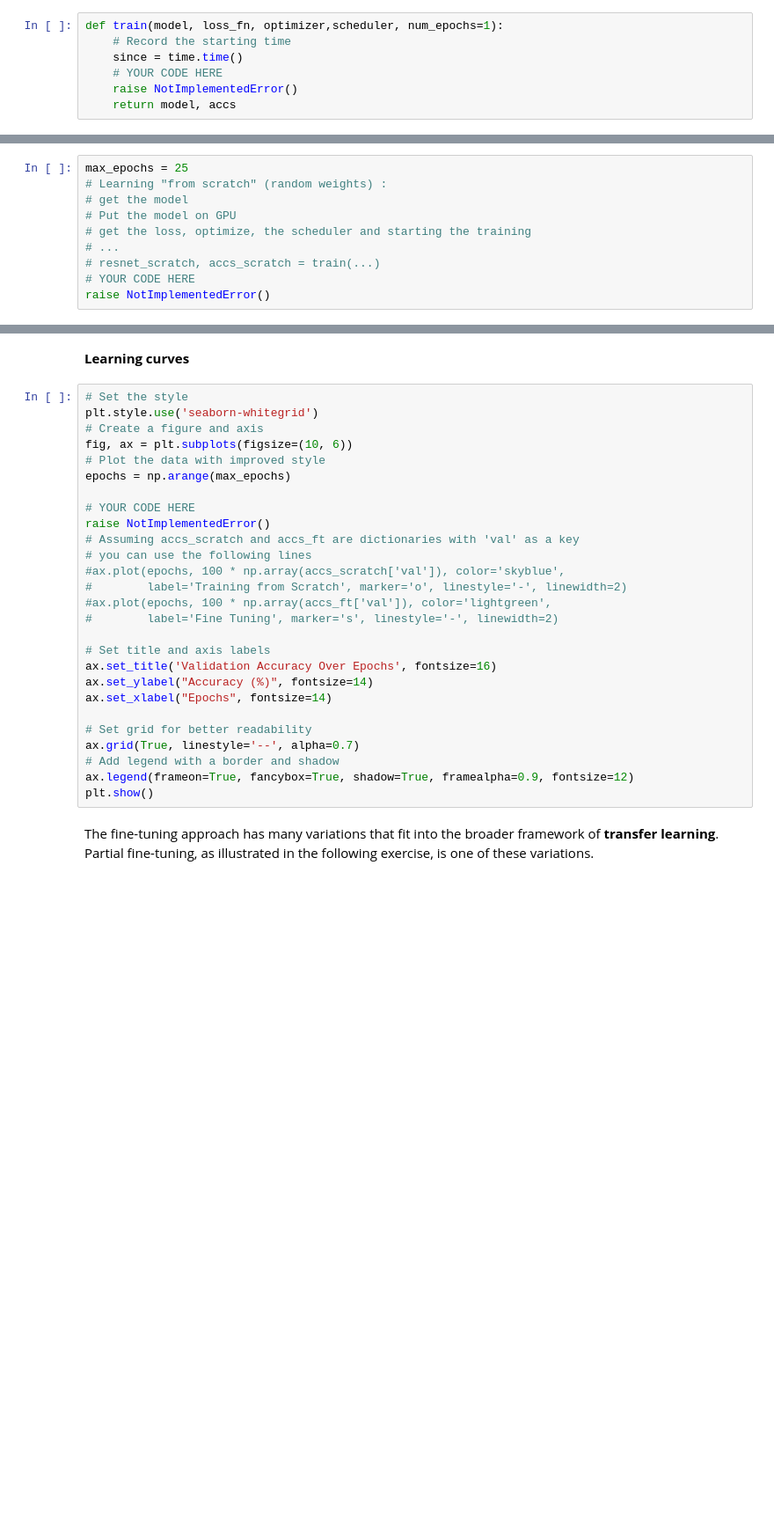
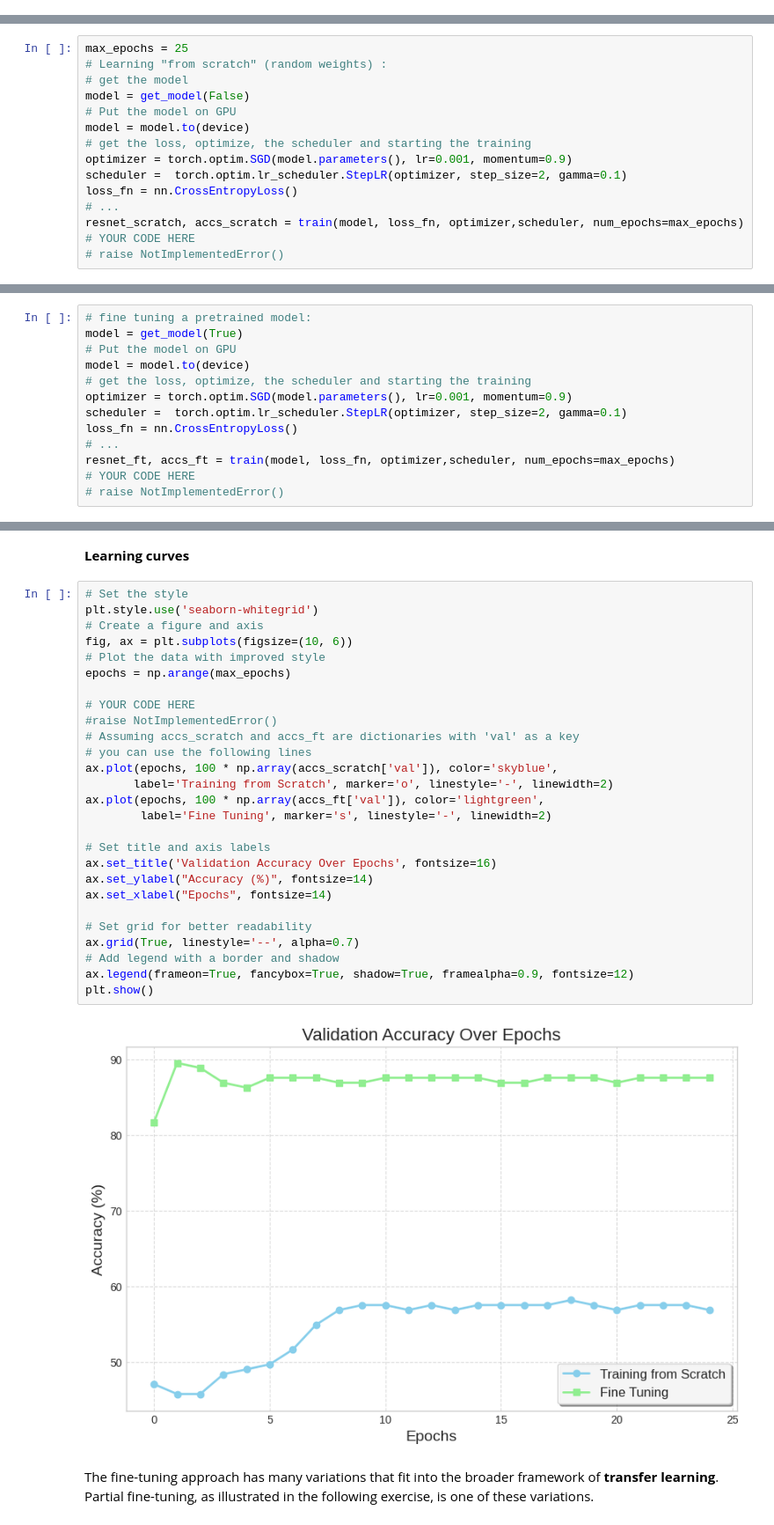
Before and after one commit to jramassa/ml-student, a Jupyter notebook: TP2/TP2_part2.ipynb, the cells around one changed output, grey strips where cells are left out. Shown at 88% size. Drawn from its saved outputs; the diff is of its cells as text; blank space fills up the shorter version.

```diff
--- a/TP2/TP2_part2.ipynb
+++ b/TP2/TP2_part2.ipynb
@@ -537,10 +565,3 @@ This method is refered to as **fine-tuning** a **pretrained model**.
 # %% [markdown]
 **Exercise**:
 Modify the training function to retrieve successive training and validation accuracies.
-# %%
-def train(model, loss_fn, optimizer,scheduler, num_epochs=1):
-    # Record the starting time
-    since = time.time()
-    # YOUR CODE HERE
-    raise NotImplementedError()
-    return model, accs
@@ -550,9 +649,14 @@ def train(model, loss_fn, optimizer,scheduler, num_epochs=1):
 max_epochs = 25
 # Learning "from scratch" (random weights) :
 # get the model
+model = get_model(False)
 # Put the model on GPU
+model = model.to(device)
 # get the loss, optimize, the scheduler and starting the training
+optimizer = torch.optim.SGD(model.parameters(), lr=0.001, momentum=0.9)
+scheduler =  torch.optim.lr_scheduler.StepLR(optimizer, step_size=2, gamma=0.1)
+loss_fn = nn.CrossEntropyLoss()
 # ...
-# resnet_scratch, accs_scratch = train(...)
+resnet_scratch, accs_scratch = train(model, loss_fn, optimizer,scheduler, num_epochs=max_epochs)
 # YOUR CODE HERE
-raise NotImplementedError()
+# raise NotImplementedError()
@@ -564,0 +683,13 @@ raise NotImplementedError()
+# %%
+# fine tuning a pretrained model:
+model = get_model(True)
+# Put the model on GPU
+model = model.to(device)
+# get the loss, optimize, the scheduler and starting the training
+optimizer = torch.optim.SGD(model.parameters(), lr=0.001, momentum=0.9)
+scheduler =  torch.optim.lr_scheduler.StepLR(optimizer, step_size=2, gamma=0.1)
+loss_fn = nn.CrossEntropyLoss()
+# ...
+resnet_ft, accs_ft = train(model, loss_fn, optimizer,scheduler, num_epochs=max_epochs)
+# YOUR CODE HERE
+# raise NotImplementedError()
@@ -567,30 +717,32 @@ raise NotImplementedError()
 # %%
 # Set the style
 plt.style.use('seaborn-whitegrid')
 # Create a figure and axis
 fig, ax = plt.subplots(figsize=(10, 6))
 # Plot the data with improved style
 epochs = np.arange(max_epochs)
 
 # YOUR CODE HERE
-raise NotImplementedError()
+#raise NotImplementedError()
 # Assuming accs_scratch and accs_ft are dictionaries with 'val' as a key
 # you can use the following lines
-#ax.plot(epochs, 100 * np.array(accs_scratch['val']), color='skyblue',
-#        label='Training from Scratch', marker='o', linestyle='-', linewidth=2)
-#ax.plot(epochs, 100 * np.array(accs_ft['val']), color='lightgreen',
-#        label='Fine Tuning', marker='s', linestyle='-', linewidth=2)
+ax.plot(epochs, 100 * np.array(accs_scratch['val']), color='skyblue',
+       label='Training from Scratch', marker='o', linestyle='-', linewidth=2)
+ax.plot(epochs, 100 * np.array(accs_ft['val']), color='lightgreen',
+        label='Fine Tuning', marker='s', linestyle='-', linewidth=2)
 
 # Set title and axis labels
 ax.set_title('Validation Accuracy Over Epochs', fontsize=16)
 ax.set_ylabel("Accuracy (%)", fontsize=14)
 ax.set_xlabel("Epochs", fontsize=14)
 
 # Set grid for better readability
 ax.grid(True, linestyle='--', alpha=0.7)
 # Add legend with a border and shadow
 ax.legend(frameon=True, fancybox=True, shadow=True, framealpha=0.9, fontsize=12)
 plt.show()
+# %% [output]
+[figure, added]
 # %% [markdown]
 The fine-tuning approach has many variations that fit into the broader framework of **transfer learning**. Partial fine-tuning, as illustrated in the following exercise, is one of these variations.
 # %% [markdown]
```
Also changed, not shown: parts of 12 cells of this notebook.
